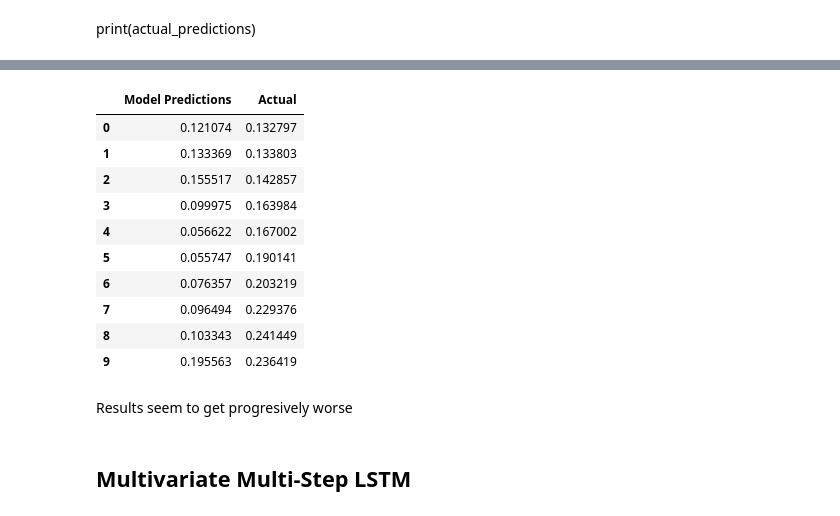
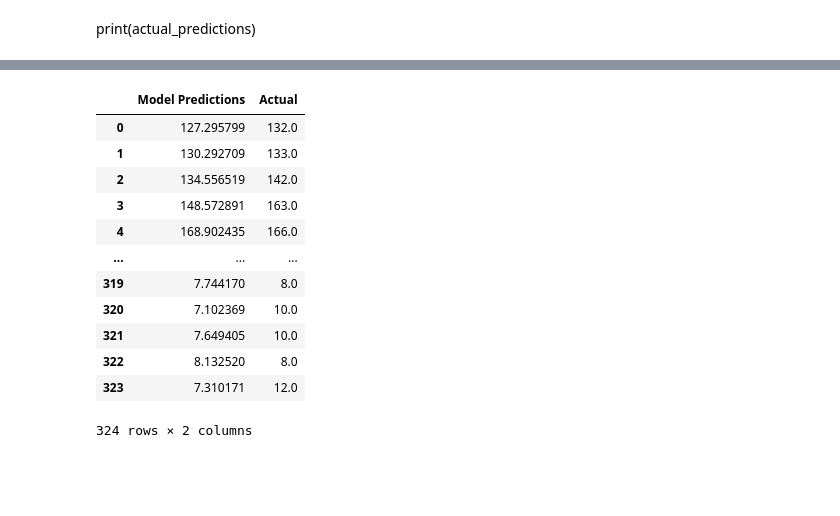
Before and after one commit to djjjones6/Group_Assessment_2, a Jupyter notebook: Matt W/LSTM_practice.ipynb, the cells around one changed output, grey strips where cells are left out. Drawn from its saved outputs; the diff is of its cells as text; code cells hidden in the pictures; blank space fills up the shorter version.

```diff
--- a/Matt W/LSTM_practice.ipynb
+++ b/Matt W/LSTM_practice.ipynb
@@ -609,0 +220,6 @@ Try without batch normalization one last time
+# %%
+timesteps = X_train.shape[1] #12
+n_features = X_train.shape[2] #8
+n_seq = 2 #divide 12 time steps by 2 to obtain two subsequences of 6
+n_steps= timesteps //n_seq  #6
+X_train = X_train.reshape((X_train.shape[0],n_seq, 1 , n_steps , n_features))
@@ -609,0 +283,6 @@ Try without batch normalization one last time
+# %%
+timesteps = X_test.shape[1] #12
+n_features = X_test.shape[2] #8
+n_seq = 2 #divide 12 time steps by 2 to obtain two subsequences of 6
+n_steps= timesteps //n_seq  #6
+X_test = X_test.reshape((X_test.shape[0],n_seq, 1 , n_steps , n_features))
@@ -815,6 +664,7 @@ Model: "sequential_3"
  Trainable params: 8,401 (32.82 KB)
  Non-trainable params: 0 (0.00 B)
 # %%
-test4 = MV_LSTM.fit(X_train, y_train, epochs=150, validation_split=0.1, batch_size=32,shuffle=False)
+with tf.device('/CPU:0'):
+    test4 = MV_LSTM.fit(X_train, y_train, epochs=150, validation_split=0.1, batch_size=32,shuffle=False)
 # %% [output]
 Epoch 1/150
@@ -868,0 +704,24 @@ Walk-forward validation RMSE: 0.1112561747431755
+# %%
+test_predictions = MV_LSTM.predict(X_test)
+
+X_test_rescaled=X_test[:, -1, :].copy()
+
+# Invert scaling for the forecast
+inv_test_predictions = concatenate((test_predictions, X_test_rescaled[:, 1:]), axis=1)
+inv_test_predictions = scaler.inverse_transform(inv_test_predictions)
+inv_test_predictions = inv_test_predictions[:, 0]  # Extract the pollution column
+
+y_test = y_test.reshape((len(y_test),1))
+inv_actual_predictions = concatenate((y_test, X_test_rescaled[:, 1:]), axis=1)
+inv_actual_predictions = scaler.inverse_transform(inv_actual_predictions)
+inv_actual_predictions = inv_actual_predictions[:,0]
+
+
+test_results = pd.DataFrame(data={
+        'Model Predictions': inv_test_predictions,
+        'Actual':inv_actual_predictions})
+
+
+# calculate RMSE
+rmse = sqrt(mean_squared_error(inv_actual_predictions, inv_test_predictions))
+print('Test RMSE: %.3f' % rmse)
@@ -869,18 +731,16 @@ Walk-forward validation RMSE: 0.1112561747431755
 # %%
-test_results.head(10)
+test_results
 # %% [output]
 |  | Model Predictions | Actual |
-| 0 | 0.121074 | 0.132797 |
-| 1 | 0.133369 | 0.133803 |
-| 2 | 0.155517 | 0.142857 |
-| 3 | 0.099975 | 0.163984 |
-| 4 | 0.056622 | 0.167002 |
-| 5 | 0.055747 | 0.190141 |
-| 6 | 0.076357 | 0.203219 |
-| 7 | 0.096494 | 0.229376 |
-| 8 | 0.103343 | 0.241449 |
-| 9 | 0.195563 | 0.236419 |
+| 0 | 127.295799 | 132.0 |
+| 1 | 130.292709 | 133.0 |
+| 2 | 134.556519 | 142.0 |
+| 3 | 148.572891 | 163.0 |
+| 4 | 168.902435 | 166.0 |
+| ... | ... | ... |
+| 319 | 7.744170 | 8.0 |
+| 320 | 7.102369 | 10.0 |
+| 321 | 7.649405 | 10.0 |
+| 322 | 8.132520 | 8.0 |
+| 323 | 7.310171 | 12.0 |
+324 rows × 2 columns
-# %% [markdown]
-Results seem to get progresively worse
-# %% [markdown]
-## Multivariate Multi-Step LSTM
```
Also changed, not shown: parts of 97 cells of this notebook, 5 other files.
